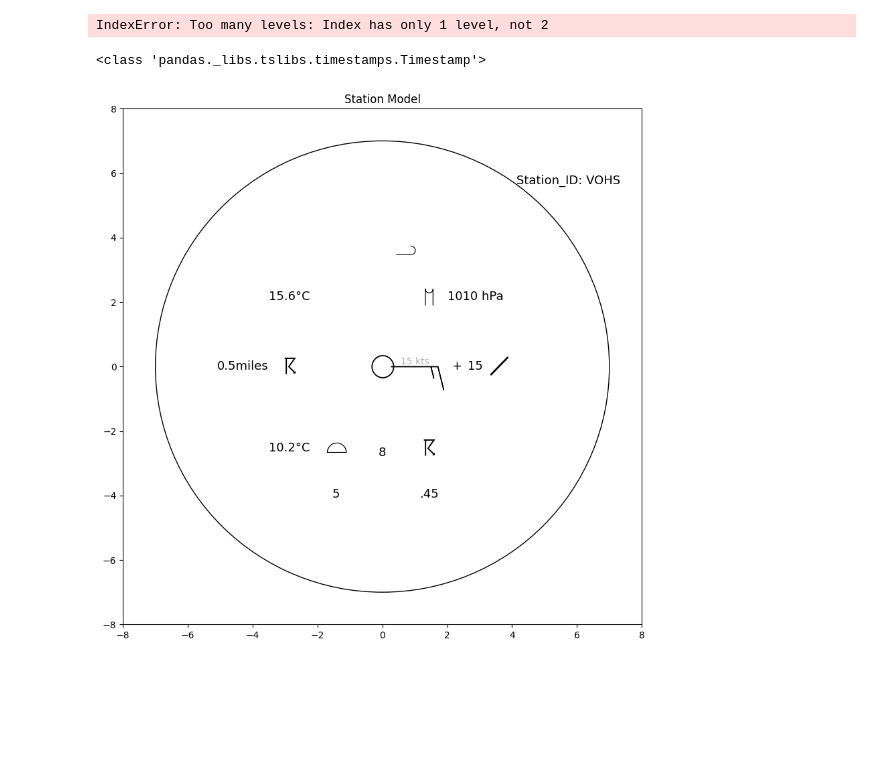
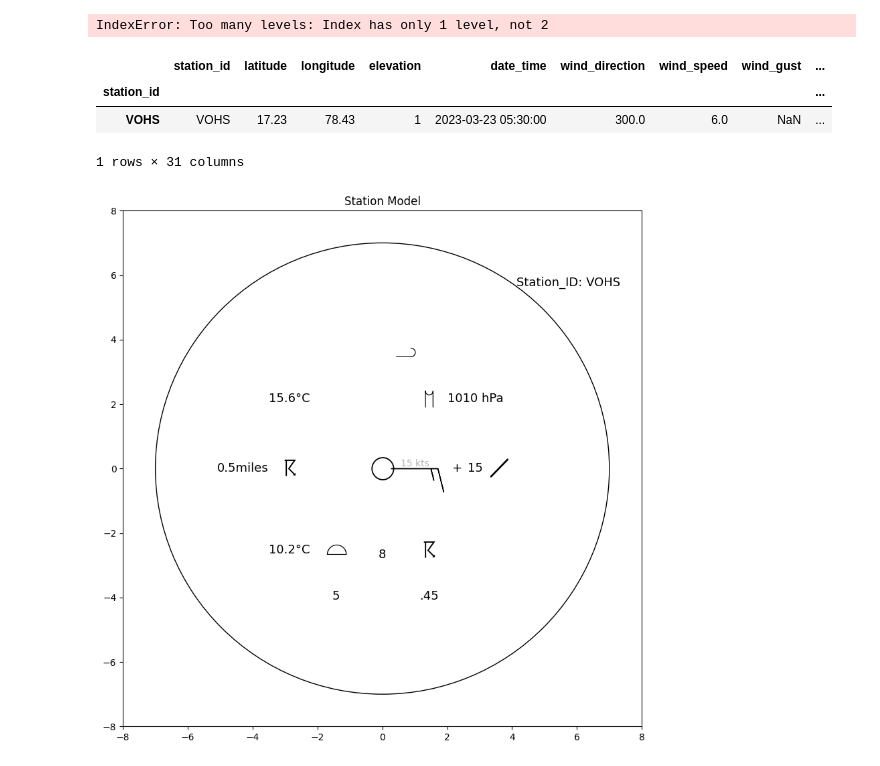
Before and after one commit to Pavan-lanka/practice_repo, a Jupyter notebook: AWS_Practice.ipynb, the cells around one changed output. Cells and saved outputs as stored; diff of their text form; code cells hidden in the pictures; blank space fills up the shorter version.

```diff
--- a/AWS_Practice.ipynb
+++ b/AWS_Practice.ipynb
@@ -323,36 +323,45 @@ class FetchData:
                 return data, parameters
         elif obs_frequency.lower() == 'monthly':
             if start_time > end_time or start_time == end_time:
                 print('Enter Valid months in Date,Time for fetching monthly data')
             else:
                 data = mt.Monthly(self.station_id, start_time, end_time)
                 data = data.fetch()
                 parameters = list(data.columns.values)
                 return data, parameters
         else:
             return print('The data period frequency is not valid')
     def custom_file_read(self):
         """This method takes the '.CSV' file or File_Path as input parameter and returns DF from
         # a= CustomData('pa1.csv')
         # a = a.custom_file_read()
         # print(a)
         """
         if self.path_to_file[-4:] == '.csv':
             data = pd.read_csv(self.path_to_file)
             parameters = list(data.columns.values)
             return data,parameters
         elif self.path_to_file[-4:] == '.txt':
             data = parse_metar_file(filename=self.path_to_file)
             parameters = list(data.columns.values)
             return data, parameters
         else:
             return 'Enter a valid .txt or .csv file or a file path'
-
+    def get_input():
+        timestamp_str = input("Enter a timestamp in the format 'YYYY-MM-DD HH:MM:SS': ")
+        timestamp = dt.strptime(timestamp_str, '%Y-%m-%d %H:%M:%S')
+        return timestamp
+# i = FetchData.get_input()
 a = FetchData(path_to_file= r"C:\Users\Pavan Koundinya\Desktop\metar_vij.txt")
 a,b = a.custom_file_read()
-print(type(a['date_time'][0]))
+d = a.loc[a['date_time']==i]
+# a['date_time']
+d
 # %% [output]
+|  | station_id | latitude | longitude | elevation | date_time | wind_direction | wind_speed | wind_gust | ... |
+| station_id |  |  |  |  |  |  |  |  | ... |
+| VOHS | VOHS | 17.23 | 78.43 | 1 | 2023-03-23 05:30:00 | 300.0 | 6.0 | NaN | ... |
-<class 'pandas._libs.tslibs.timestamps.Timestamp'>
+1 rows × 31 columns
 # %%
 from metpy.plots import *
 import numpy as np
```
Also changed, not shown: parts of 1 cell of this notebook.
